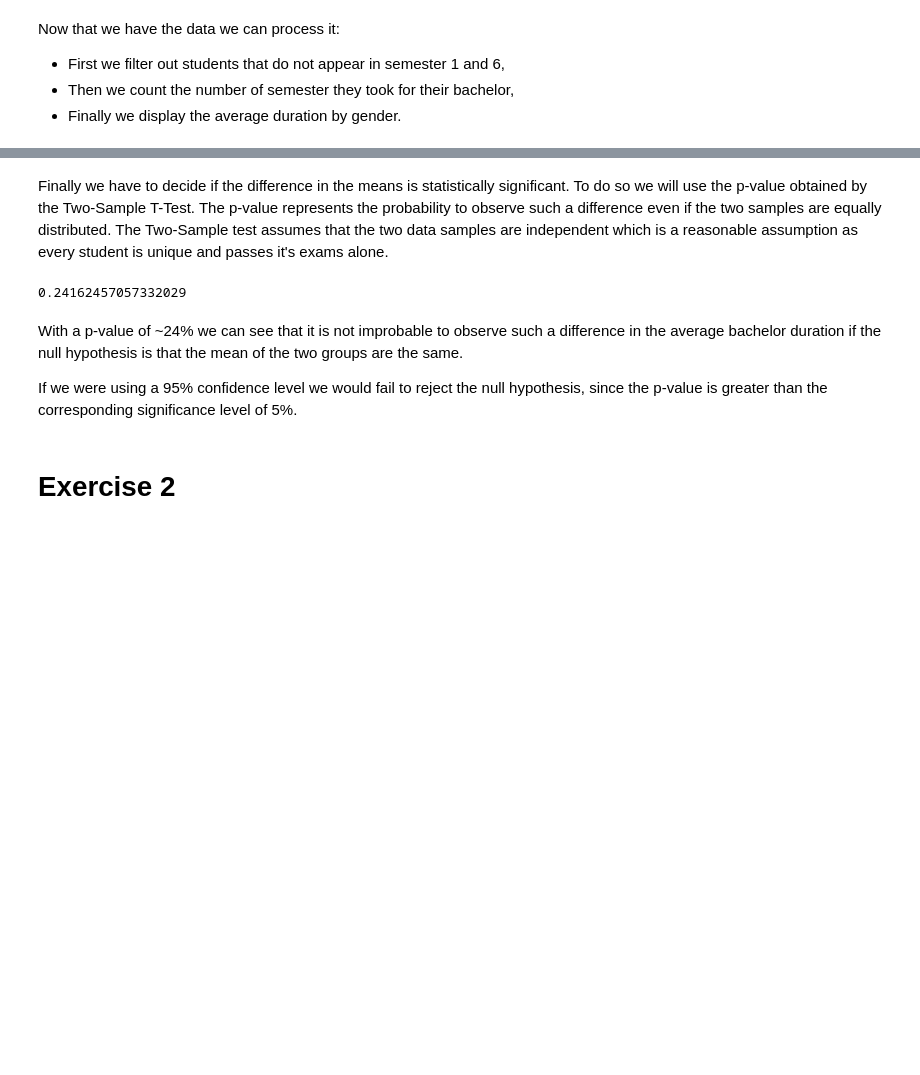
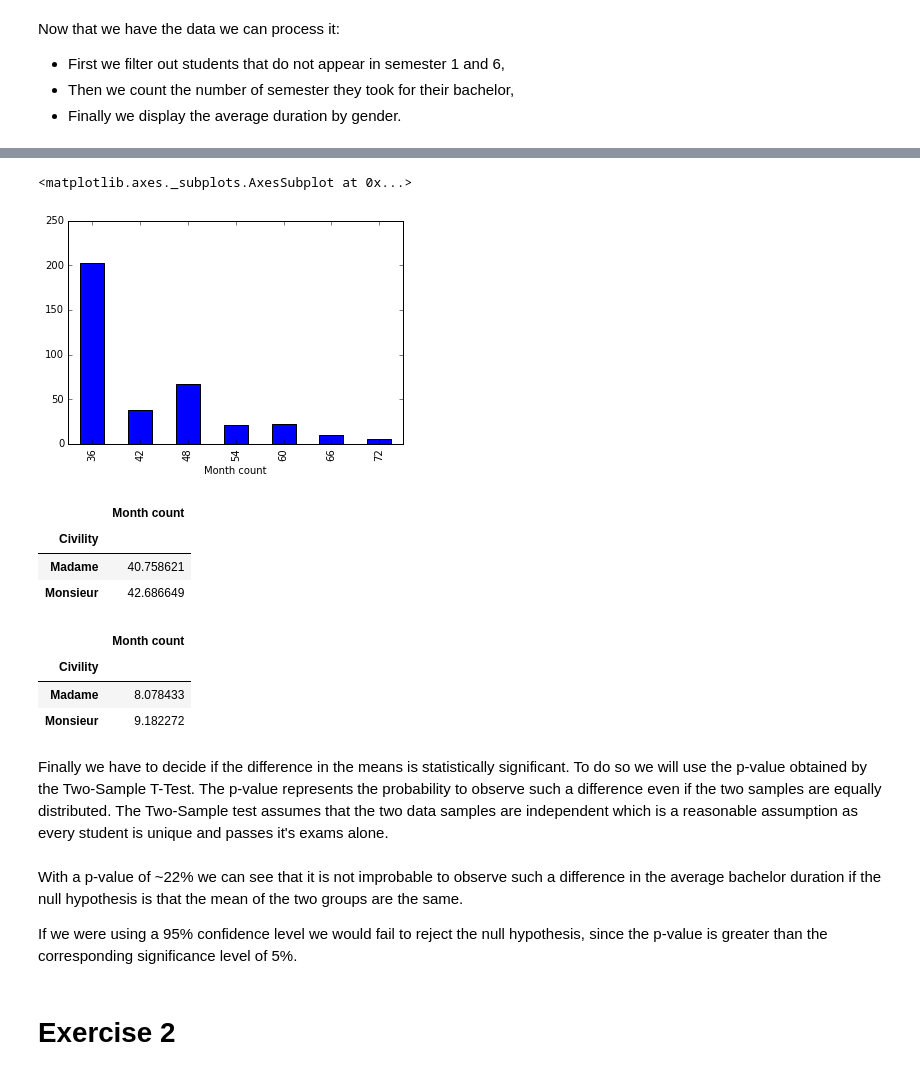
Before and after one commit to bojbilla/AdaHomeworks, a Jupyter notebook: 02 - Data from the Web/HW2.ipynb, the cells around one changed output, grey strips where cells are left out. Cells and saved outputs as stored; diff of their text form; code cells hidden in the pictures; blank space fills up the shorter version.

```diff
--- a/02 - Data from the Web/HW2.ipynb
+++ b/02 - Data from the Web/HW2.ipynb
@@ -210,3 +186,24 @@ bc_sem_count.groupby('Civility').mean()
+# %%
+# Distribution for men
+bc_sem_count.groupby('Civility').get_group('Monsieur').groupby('Month count').size().plot(kind='bar')
+# %% [output]
+<matplotlib.axes._subplots.AxesSubplot at 0x...>
+[figure, added]
+# %%
+# Compute the average bachelor duration by gender
+bc_sem_count.groupby('Civility').mean()
+# %% [output]
+|  | Month count |
+| Civility |  |
+| Madame | 40.758621 |
+| Monsieur | 42.686649 |
+# %%
+bc_sem_count.groupby('Civility').std()
+# %% [output]
+|  | Month count |
+| Civility |  |
+| Madame | 8.078433 |
+| Monsieur | 9.182272 |
 # %% [markdown]
 Finally we have to decide if the difference in the means is statistically significant. To do so we will use the p-value obtained by the Two-Sample T-Test. The p-value represents the probability to observe such a difference even if the two samples are equally distributed. The Two-Sample test assumes that the two data samples are independent which is a reasonable assumption as every student is unique and passes it's exams alone.
 # %%
@@ -216,10 +213,9 @@ male = bc_sem_count[bc_sem_count['Civility'] == 'Monsieur']['Month count']
 female = bc_sem_count[bc_sem_count['Civility'] == 'Madame']['Month count']
 
 stats.ttest_ind(a= male, b= female, equal_var=False).pvalue
+stats.ttest_ind?
-# %% [output]
-0.24162457057332029
 # %% [markdown]
-With a p-value of ~24% we can see that it is not improbable to observe such a difference in the average bachelor duration if the null hypothesis is that the mean of the two groups are the same.
+With a p-value of ~22% we can see that it is not improbable to observe such a difference in the average bachelor duration if the null hypothesis is that the mean of the two groups are the same.
 
 If we were using a 95% confidence level we would fail to reject the null hypothesis, since the p-value is greater than the corresponding significance level of 5%.
 # %% [markdown]
```
Also changed, not shown: parts of 10 cells of this notebook, 1 other file.
